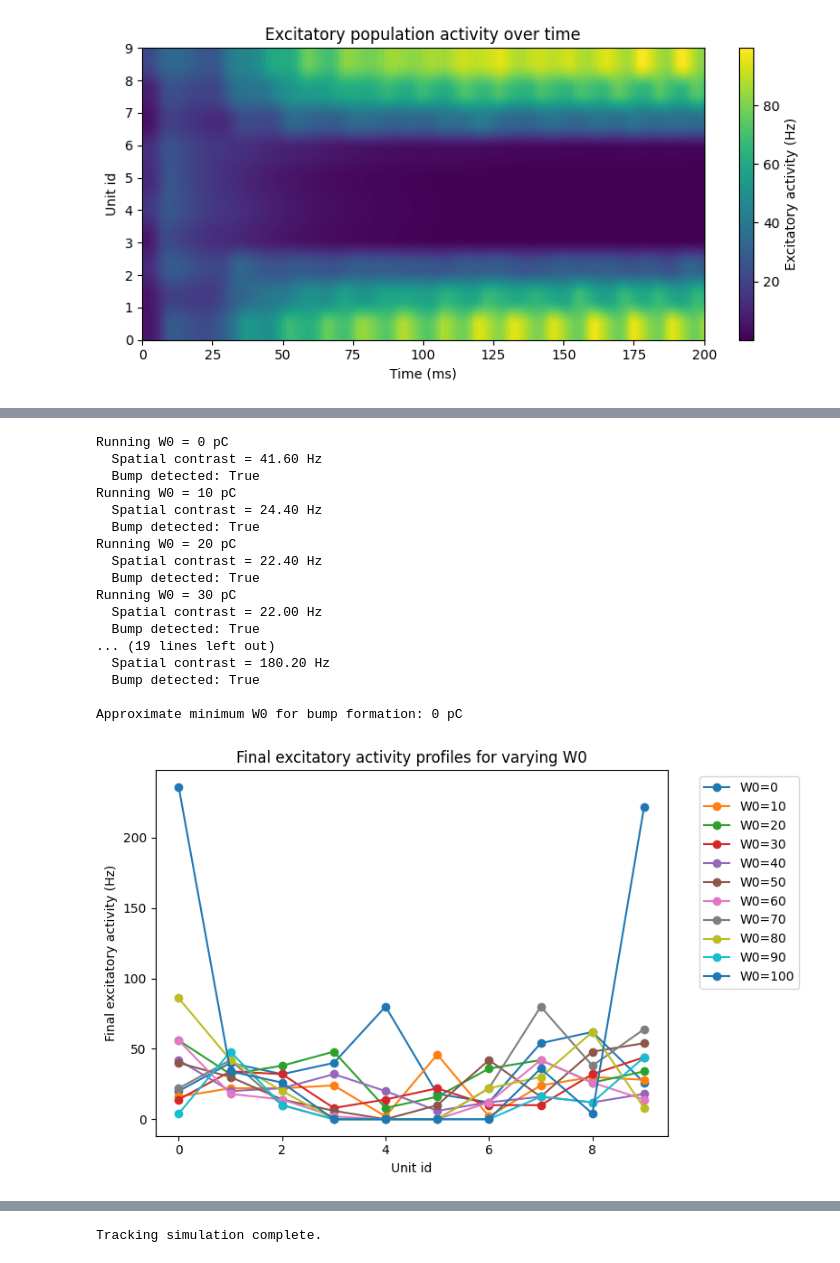
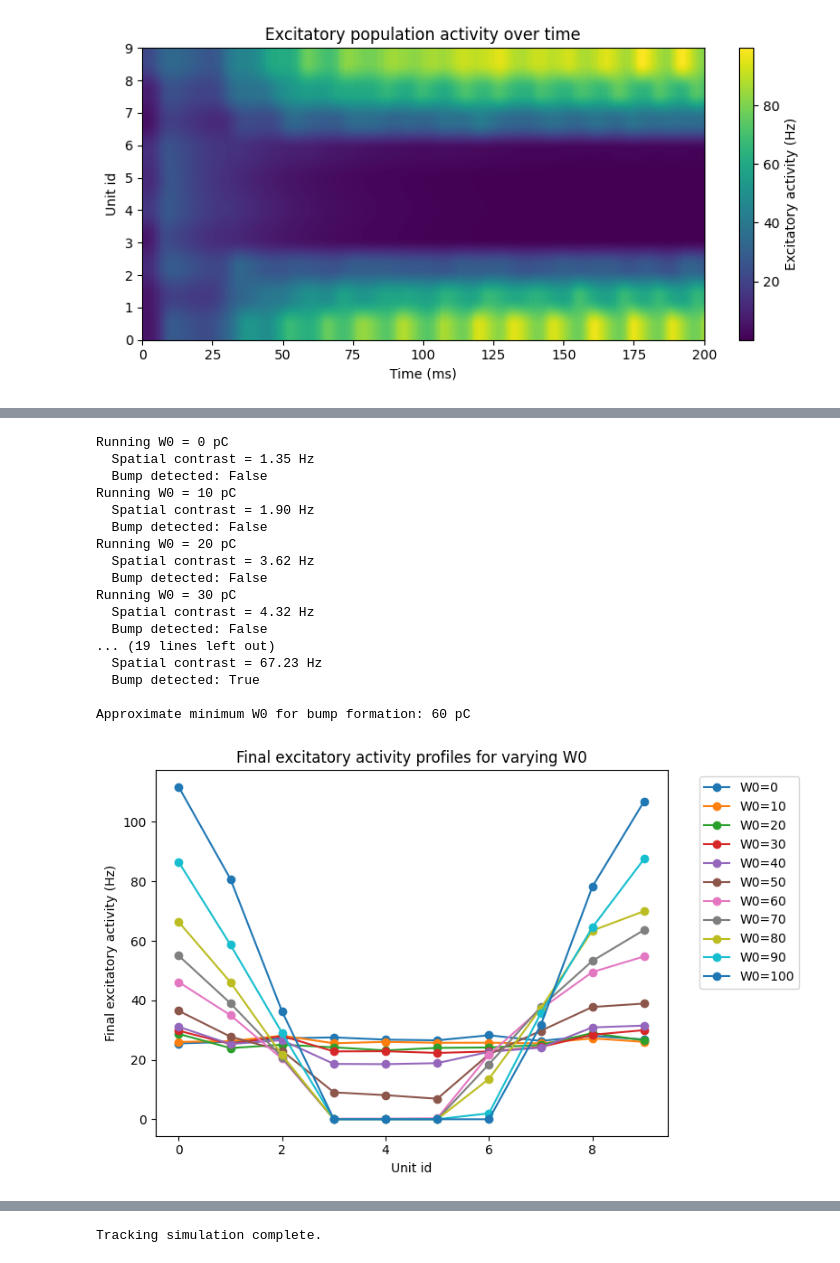
Before and after one commit to toscanerevillard/neuronal_dynamics, a Jupyter notebook: notebooks/ex2_field_model.ipynb, the cells around one changed output, grey strips where cells are left out. Saved outputs shown, nothing was run; the diff lists cells and outputs as text; code cells hidden in the pictures.

```diff
--- a/notebooks/ex2_field_model.ipynb
+++ b/notebooks/ex2_field_model.ipynb
@@ -719,6 +706,7 @@ W0_values = np.arange(0, 110, 10)
 
 T_sweep_ms = 200.0
 n_steps_sweep = int(round(T_sweep_ms / dt))
+t0 = n_steps_sweep // 2
 delay_steps = int(round(tau_delay_ms / dt))
 
 bump_threshold_hz = 20.0
@@ -810,10 +798,11 @@ for W0_test in W0_values:
             r_I_test_raw[k, alpha] = rI_alpha
 
     # Use raw activity for the actual bump criterion.
-    final_profile_hz = 1000.0 * r_E_test_raw[-1]
+    final_profile_hz = 1000.0 * r_E_test_raw[t0:].mean(axis=0)
+    spatial_contrast = final_profile_hz.max() - final_profile_hz.mean()
+
     final_profiles.append(final_profile_hz)
 
-    spatial_contrast = final_profile_hz.max() - final_profile_hz.mean()
     has_bump = spatial_contrast > bump_threshold_hz
 
     bump_detected.append(has_bump)
@@ -829,41 +818,41 @@ if np.any(bump_detected):
     print(f"\nApproximate minimum W0 for bump formation: {minimum_W0} pC")
 else:
     minimum_W0 = None
     print("\nNo clear bump detected in the tested W0 range.")
 
 plt.figure(figsize=(8, 5))
 
 for i, W0_test in enumerate(W0_values):
     plt.plot(
         np.arange(Nunits),
         final_profiles[i],
         marker="o",
         label=f"W0={W0_test}"
     )
 
 plt.xlabel("Unit id")
 plt.ylabel("Final excitatory activity (Hz)")
 plt.title("Final excitatory activity profiles for varying W0")
 plt.legend(bbox_to_anchor=(1.05, 1), loc="upper left")
 plt.tight_layout()
 plt.savefig(FIGURES_DIR / "ex2_5_activity_profiles_varying_W0.png", dpi=300)
 plt.show()
 # %% [output]
 Running W0 = 0 pC
-  Spatial contrast = 41.60 Hz
-  Bump detected: True
+  Spatial contrast = 1.35 Hz
+  Bump detected: False
 Running W0 = 10 pC
-  Spatial contrast = 24.40 Hz
-  Bump detected: True
+  Spatial contrast = 1.90 Hz
+  Bump detected: False
 Running W0 = 20 pC
-  Spatial contrast = 22.40 Hz
-  Bump detected: True
+  Spatial contrast = 3.62 Hz
+  Bump detected: False
 Running W0 = 30 pC
-  Spatial contrast = 22.00 Hz
-  Bump detected: True
+  Spatial contrast = 4.32 Hz
+  Bump detected: False
 ... (19 lines left out)
-  Spatial contrast = 180.20 Hz
+  Spatial contrast = 67.23 Hz
   Bump detected: True
 
-Approximate minimum W0 for bump formation: 0 pC
+Approximate minimum W0 for bump formation: 60 pC
-[figure, old version]
+[figure, new version]
```
Also changed, not shown: parts of 7 cells of this notebook, 4 other files.
